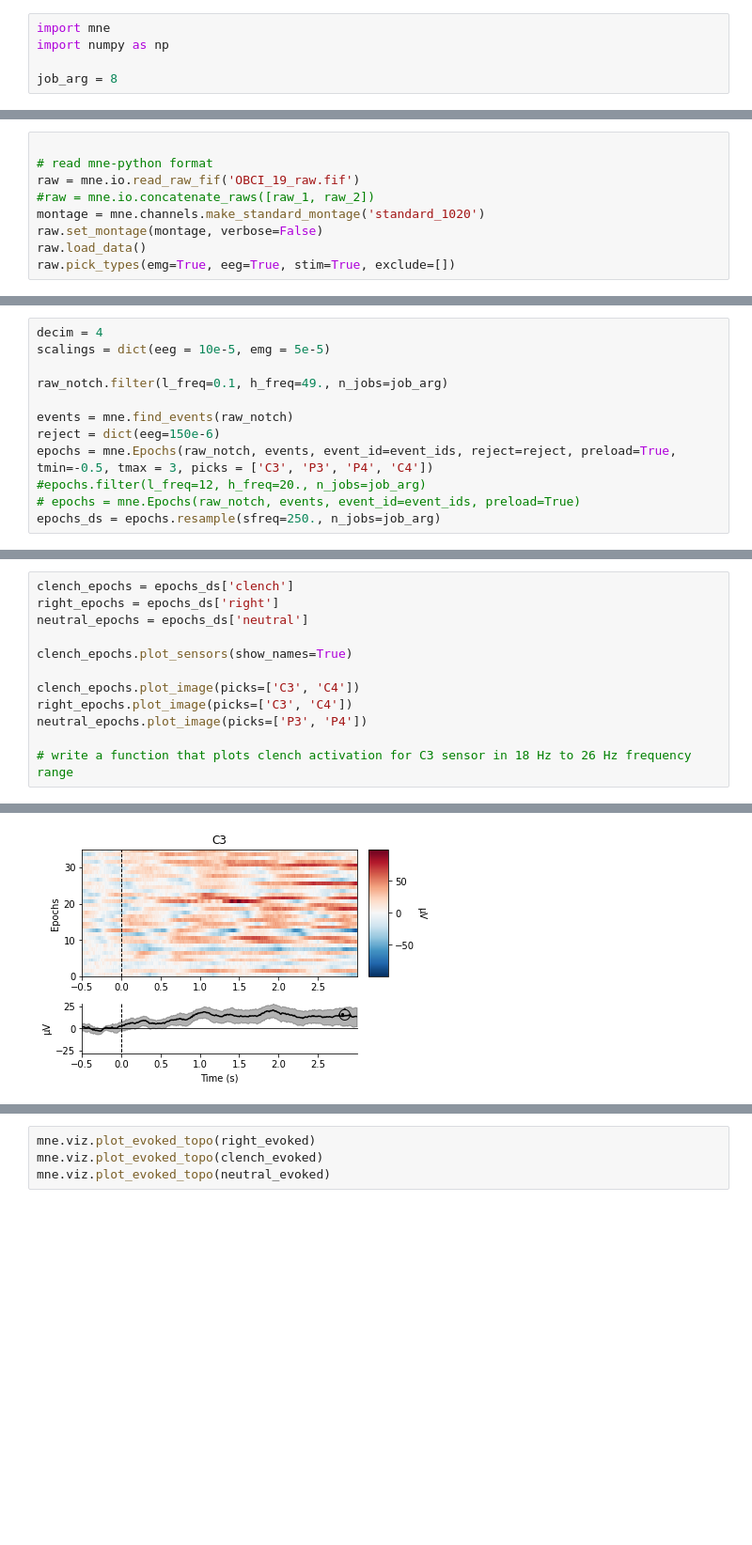
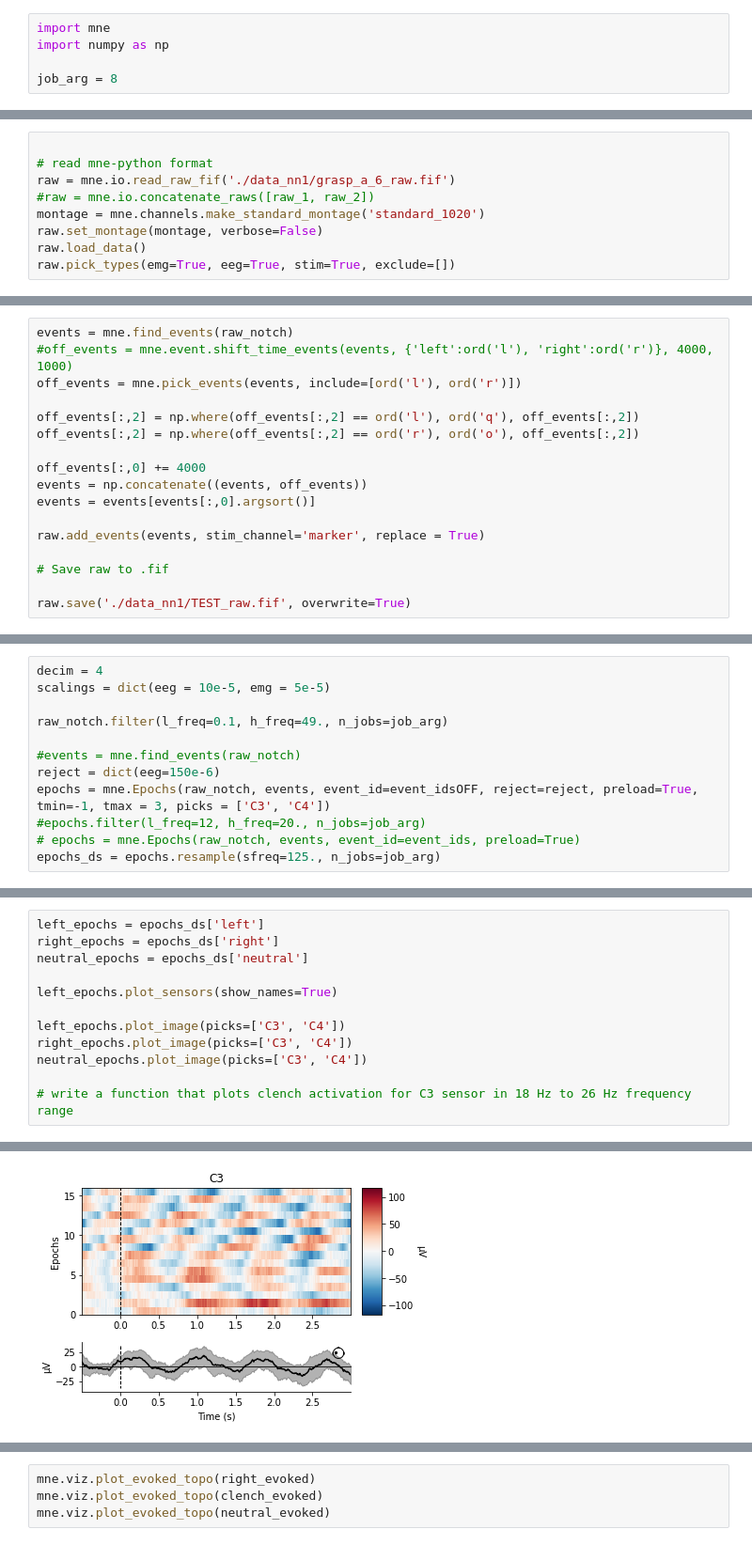
Before and after one commit to zeyus/CogNeuroExam, a Jupyter notebook: analysis2204.ipynb, the cells around one changed output, grey strips where cells are left out. Shown at 94% size. Drawn from its saved outputs; the diff is of its cells as text; blank space fills up the shorter version.

```diff
--- a/analysis2204.ipynb
+++ b/analysis2204.ipynb
@@ -6,7 +59,7 @@ job_arg = 8
 # %%
 
 # read mne-python format
-raw = mne.io.read_raw_fif('OBCI_19_raw.fif')
+raw = mne.io.read_raw_fif('./data_nn1/grasp_a_6_raw.fif')
 #raw = mne.io.concatenate_raws([raw_1, raw_2])
 montage = mne.channels.make_standard_montage('standard_1020')
 raw.set_montage(montage, verbose=False)
@@ -79,0 +153,17 @@ Designing a one-pass, zero-phase, non-causal bandstop filter:
+# %%
+events = mne.find_events(raw_notch)
+#off_events = mne.event.shift_time_events(events, {'left':ord('l'), 'right':ord('r')}, 4000, 1000)
+off_events = mne.pick_events(events, include=[ord('l'), ord('r')])
+
+off_events[:,2] = np.where(off_events[:,2] == ord('l'), ord('q'), off_events[:,2])
+off_events[:,2] = np.where(off_events[:,2] == ord('r'), ord('o'), off_events[:,2])
+
+off_events[:,0] += 4000
+events = np.concatenate((events, off_events))
+events = events[events[:,0].argsort()]
+
+raw.add_events(events, stim_channel='marker', replace = True)
+
+# Save raw to .fif
+
+raw.save('./data_nn1/TEST_raw.fif', overwrite=True)
@@ -89,12 +205,12 @@ scalings = dict(eeg = 10e-5, emg = 5e-5)
 
 raw_notch.filter(l_freq=0.1, h_freq=49., n_jobs=job_arg)
 
-events = mne.find_events(raw_notch)
+#events = mne.find_events(raw_notch)
 reject = dict(eeg=150e-6)
-epochs = mne.Epochs(raw_notch, events, event_id=event_ids, reject=reject, preload=True, tmin=-0.5, tmax = 3, picks = ['C3', 'P3', 'P4', 'C4'])
+epochs = mne.Epochs(raw_notch, events, event_id=event_idsOFF, reject=reject, preload=True, tmin=-1, tmax = 3, picks = ['C3', 'C4'])
 #epochs.filter(l_freq=12, h_freq=20., n_jobs=job_arg)
 # epochs = mne.Epochs(raw_notch, events, event_id=event_ids, preload=True)
-epochs_ds = epochs.resample(sfreq=250., n_jobs=job_arg)
+epochs_ds = epochs.resample(sfreq=125., n_jobs=job_arg)
 # %% [output]
 Filtering raw data in 1 contiguous segment
 Setting up band-pass filter from 0.1 - 49 Hz
@@ -138,13 +268,13 @@ Using data from preloaded Raw for 338 events and 3501 original time points ...
 # %%
-clench_epochs = epochs_ds['clench']
+left_epochs = epochs_ds['left']
 right_epochs = epochs_ds['right']
 neutral_epochs = epochs_ds['neutral']
 
-clench_epochs.plot_sensors(show_names=True)
+left_epochs.plot_sensors(show_names=True)
 
-clench_epochs.plot_image(picks=['C3', 'C4'])
+left_epochs.plot_image(picks=['C3', 'C4'])
 right_epochs.plot_image(picks=['C3', 'C4'])
-neutral_epochs.plot_image(picks=['P3', 'P4'])
+neutral_epochs.plot_image(picks=['C3', 'C4'])
 
 # write a function that plots clench activation for C3 sensor in 18 Hz to 26 Hz frequency range
 # %% [output]
@@ -171,4 +301,4 @@ Not setting metadata
 No baseline correction applied
 0 projection items activated
 0 bad epochs dropped
-[figure, old version]
+[figure, new version]
```
Also changed, not shown: parts of 12 cells of this notebook, 9 other files.
